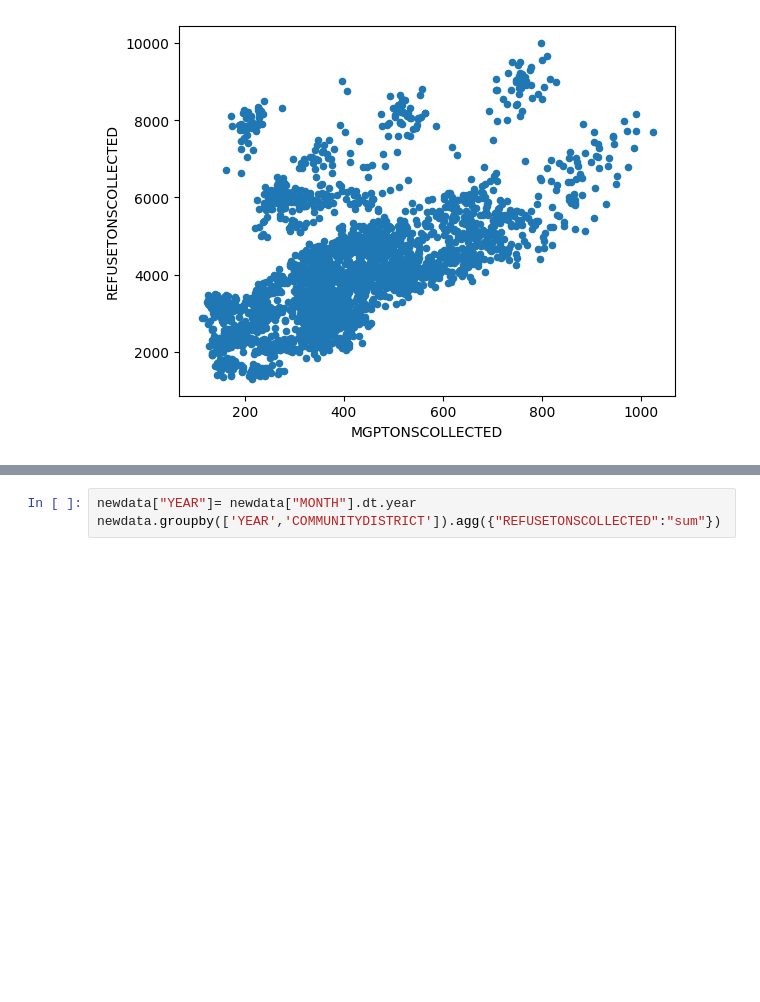
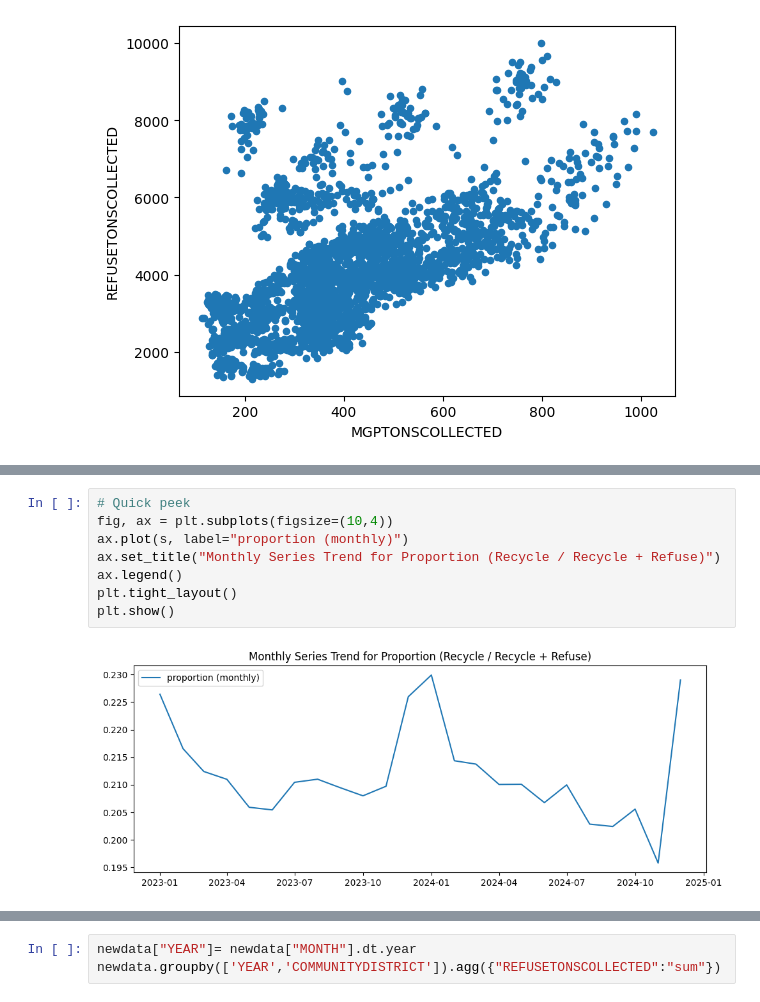
Before and after one commit to Commit-Thomas/DSNY_Analysis, a Jupyter notebook: notebooks/01_eda.ipynb, the cells around one changed output, grey strips where cells are left out. Saved outputs shown, nothing was run; the diff lists cells and outputs as text; blank space fills up the shorter version.

```diff
--- a/notebooks/01_eda.ipynb
+++ b/notebooks/01_eda.ipynb
@@ -101,0 +165,10 @@ See the caveats in the documentation: https://pandas.pydata.org/pandas-docs/stab
+# %%
+# Quick peek
+fig, ax = plt.subplots(figsize=(10,4))
+ax.plot(s, label="proportion (monthly)")
+ax.set_title("Monthly Series Trend for Proportion (Recycle / Recycle + Refuse)")
+ax.legend()
+plt.tight_layout()
+plt.show()
+# %% [output]
+[figure, added]
```
Also changed, not shown: parts of 18 cells of this notebook.
